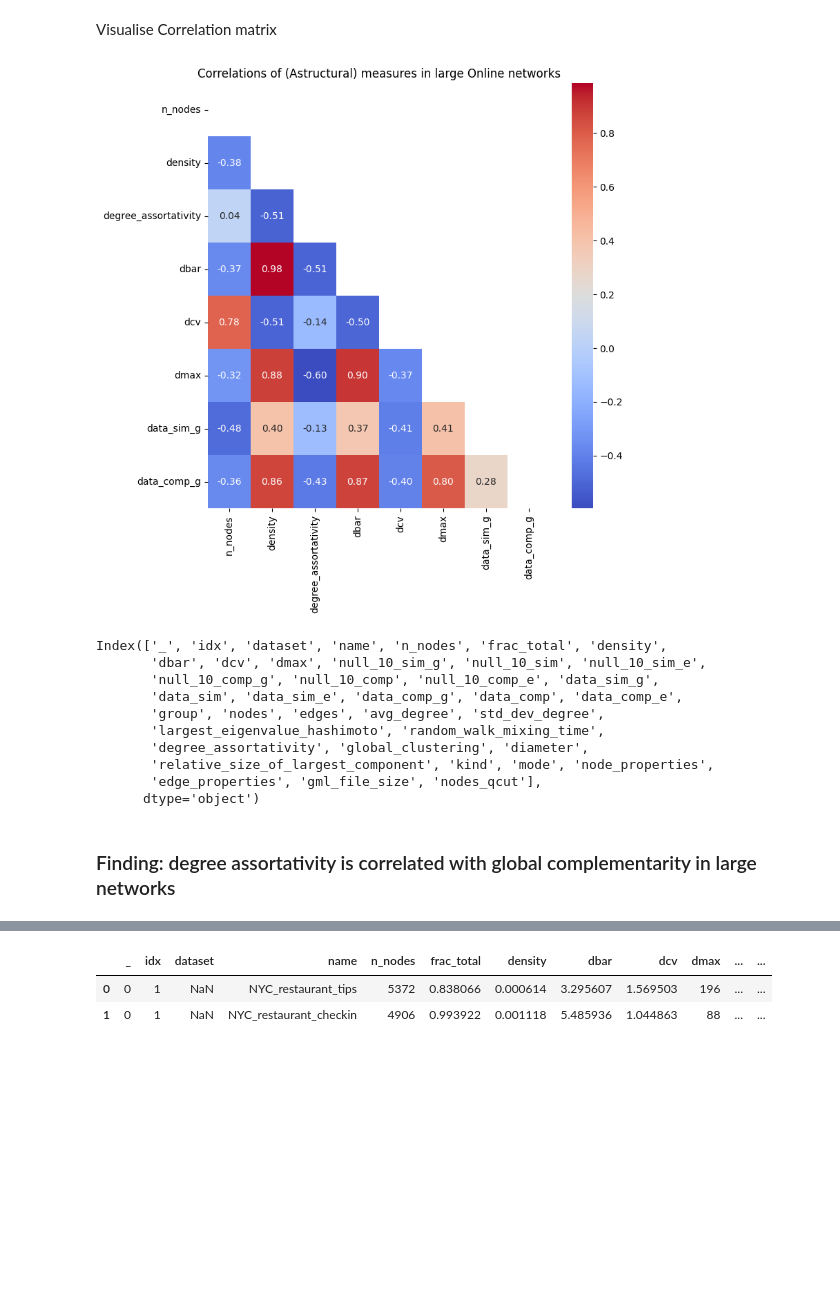
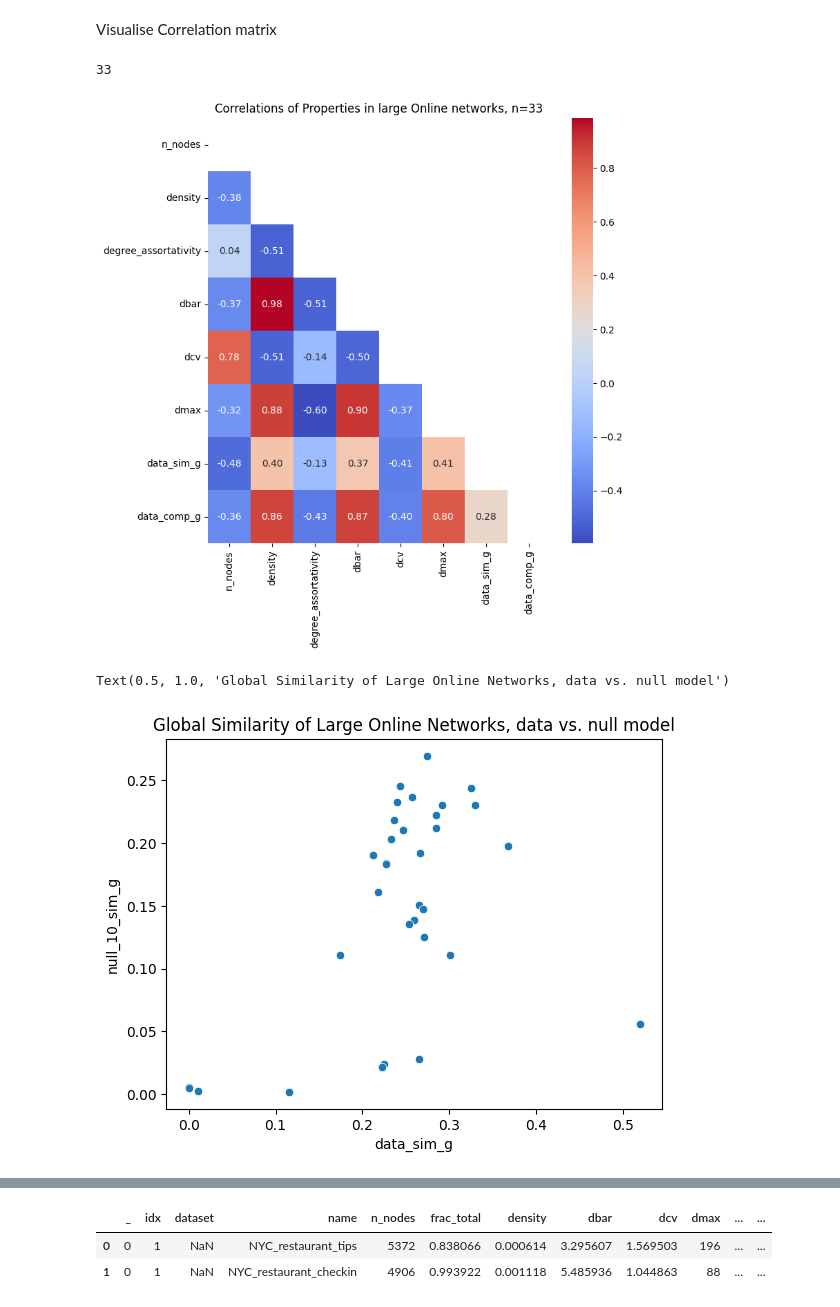
Before and after one commit to alenfrey/uzh-network-science-project, a Jupyter notebook: code/visualise_results_large_online.ipynb, the cells around one changed output, grey strips where cells are left out. Drawn from its saved outputs; the diff is of its cells as text; code cells hidden in the pictures; blank space fills up the shorter version.

```diff
--- a/code/visualise_results_large_online.ipynb
+++ b/code/visualise_results_large_online.ipynb
@@ -99,24 +51,19 @@ def plot_correlation_matrix(df, title):
     mask = np.triu(np.ones_like(df, dtype=bool))
     sns.heatmap(df, annot=True, fmt=".2f", mask=mask, cmap="coolwarm")
     plt.show()
+# %%
+len(df.index)
+# %% [output]
+33
 # %%
-plot_correlation_matrix(df[["n_nodes", "density", "degree_assortativity", "dbar", "dcv", "dmax", "data_sim_g", "data_comp_g"]].corr(), "Correlations of (Astructural) measures in large Online networks")
+plot_correlation_matrix(df[["n_nodes", "density", "degree_assortativity", "dbar", "dcv", "dmax", "data_sim_g", "data_comp_g"]].corr(), "Correlations of Properties in large Online networks, n=33")
 # %% [output]
-[figure, old version]
+[figure, new version]
-# %%
-df.columns
-# %% [output]
-Index(['_', 'idx', 'dataset', 'name', 'n_nodes', 'frac_total', 'density',
-       'dbar', 'dcv', 'dmax', 'null_10_sim_g', 'null_10_sim', 'null_10_sim_e',
-       'null_10_comp_g', 'null_10_comp', 'null_10_comp_e', 'data_sim_g',
-       'data_sim', 'data_sim_e', 'data_comp_g', 'data_comp', 'data_comp_e',
-       'group', 'nodes', 'edges', 'avg_degree', 'std_dev_degree',
-       'largest_eigenvalue_hashimoto', 'random_walk_mixing_time',
-       'degree_assortativity', 'global_clustering', 'diameter',
-       'relative_size_of_largest_component', 'kind', 'mode', 'node_properties',
-       'edge_properties', 'gml_file_size', 'nodes_qcut'],
-      dtype='object')
-# %% [markdown]
-### Finding: degree assortativity is correlated with global complementarity in large networks
+# %%
+sns.scatterplot(data=df, x="data_sim_g", y="null_10_sim_g")
+plt.title("Global Similarity of Large Online Networks, data vs. null model")
+# %% [output]
+Text(0.5, 1.0, 'Global Similarity of Large Online Networks, data vs. null model')
+[figure, added]
 # %%
 sns.scatterplot(data=df, x="data_comp_g", y="null_10_comp_g")
```
Also changed, not shown: parts of 17 cells of this notebook, 11 other files.
